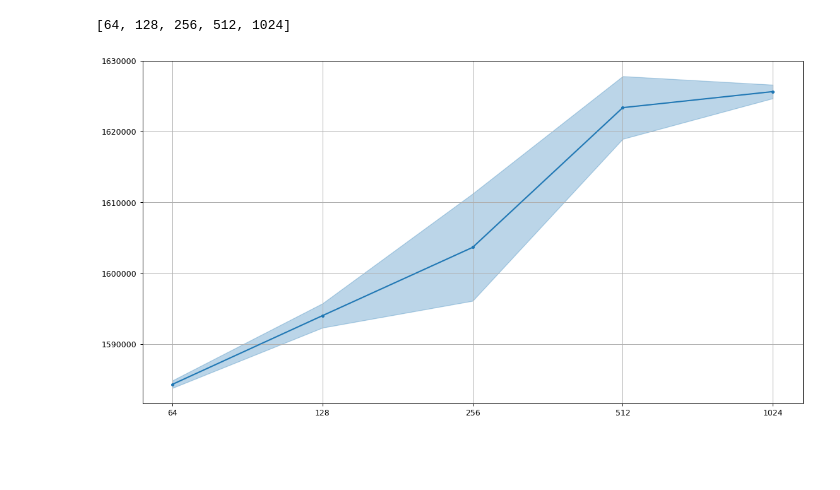
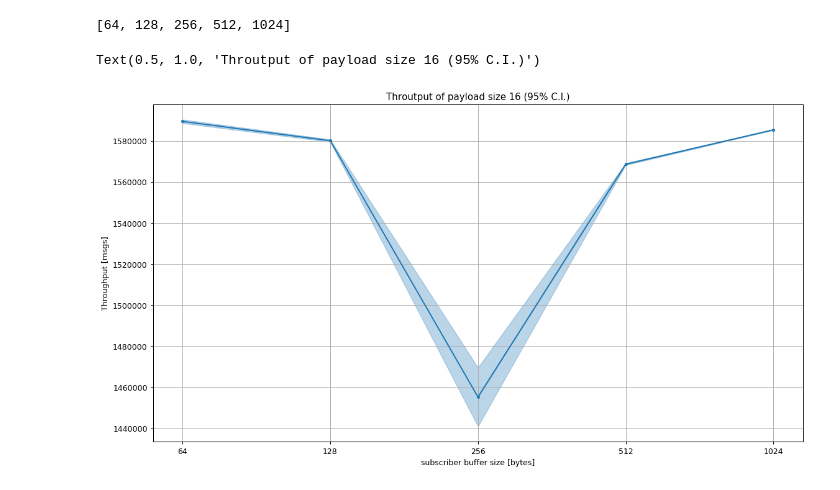
Before and after one commit to Rexyyj/zenoh_buffer_size, a Jupyter notebook: plot_sub.ipynb, the cells around one changed output. Cells and saved outputs as stored; diff of their text form; code cells hidden in the pictures; blank space fills up the shorter version.

```diff
--- a/plot_sub.ipynb
+++ b/plot_sub.ipynb
@@ -33,7 +33,7 @@ def struct_data(data):
     return np.array(structed_data)
 # %%
 # Read throuthput log file and convert to data frame
-f = open("./logs/thr_sub_msg.txt",'r')
+f = open("./logs_origin/thr_sub_msg.txt",'r')
 data = f.readlines()
 f.close()
 df_thr= pd.DataFrame(struct_data(data)[:,0:3], columns=["payload","sub_buff","throughput"])
@@ -42,7 +42,7 @@ df_thr["payload"]=df_thr["payload"].map(lambda e: int(e))
 df_thr["sub_buff"]=df_thr["sub_buff"].map(lambda e: int(e))
 df_thr
 # Read memory usage log file and convert to data frame
-f = open("./logs/mem_sub_msg.txt",'r')
+f = open("./logs_origin/mem_sub_msg.txt",'r')
 data = f.readlines()
 f.close()
 df_mem=pd.DataFrame(struct_data(data)[:,0:5], columns=["payload","sub_buff","total_mem","RSS","shared_mem"])
@@ -82,11 +82,13 @@ for g_name,g_buff in buff_group:
 
     plot_index = np.arange(len(mean_thr))
 
-    plt.plot(plot_index,mean_thr,label=g_name)
+    plt.plot(x_real,mean_thr,label=str(g_name)+"KiB buffer")
 plt.legend()
 plt.grid()
 plt.xlabel("Payload size [bytes]")
 plt.ylabel("Throughput [msgs]")
-plt.yscale("log")
-plt.xticks(np.arange(len(x_real)),x_real)
+plt.yscale("log",basey=2)
+plt.xscale("log",basex=2)
+plt.title("General throughput comparism with different subscriber buffer size")
+# plt.xticks(np.arange(len(x_real)),x_real)
 # %% [output]
@@ -104,0 +97,23 @@ plt.xticks(np.arange(len(x_real)),x_real)
+# %%
+mem_group = df_mem.groupby(by=["sub_buff"])
+plt.figure(figsize=(15,8),dpi=90)
+x_real = []
+for g_name,g_buff in mem_group:
+#     group128 = buff_group.get_group("128KiB")
+    msg_group = g_buff.groupby(by="payload",sort=True)
+    max_total = []
+    x_real = []
+    for name, group in msg_group:
+            x_real.append(name)
+            max_total.append(group.mean()["RSS"])
+
+    plot_index = np.arange(len(max_total))
+
+    plt.plot(plot_index,max_total,label=str(g_name)+"KiB buffer")
+plt.legend()
+plt.grid()
+plt.xlabel("Payload size [bytes]")
+plt.ylabel("Total memory usage [bytes]")
+plt.title("General subscriber memory usage comparism with different subscriber buffer size")
+plt.yscale("log")
+plt.xticks(np.arange(len(x_real)),x_real)
@@ -105,24 +141,29 @@ plt.xticks(np.arange(len(x_real)),x_real)
 # %%
+payload_size = 16
 df_thr_payload=df_thr.groupby(by=["payload"])
-g = df_thr_payload.get_group(8)
+g = df_thr_payload.get_group(payload_size)
 
 buff_group = []
 buff_label = []
 
 for label,group in g.groupby(by=["sub_buff"]):
     buff_label.append(label)
     buff_group.append(group["throughput"].tolist())
 
 print(buff_label)
 
 real_index= [0,1,2,3,4]
 
 
 fig = plt.figure(figsize=(15,8),dpi=90)
 plt.plot(real_index,np.mean(buff_group, axis=1), linestyle='-', marker='o', markersize=3, color='tab:blue')
 plot_confidence_interval (plt, buff_group, real_index, "tab:blue")
 plt.xticks(real_index,buff_label)
 plt.grid()
+plt.xlabel("subscriber buffer size [bytes]")
+plt.ylabel("Throughput [msgs]")
+plt.title("Throutput of payload size "+str(payload_size)+" (95% C.I.)")
 # %% [output]
 [64, 128, 256, 512, 1024]
+Text(0.5, 1.0, 'Throutput of payload size 16 (95% C.I.)')
-[figure, old version]
+[figure, new version]
```
Also changed, not shown: parts of 3 cells of this notebook, 8 other files.
